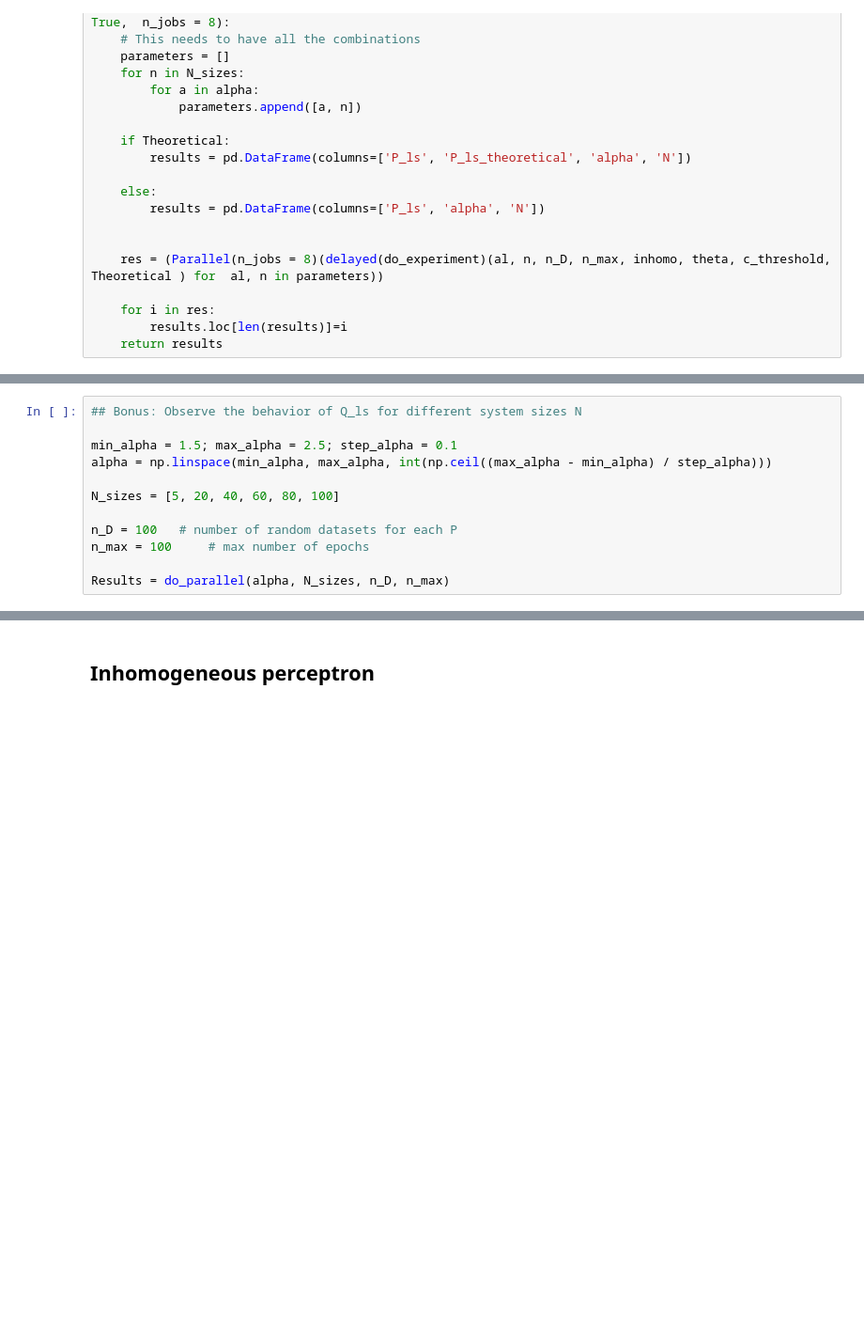
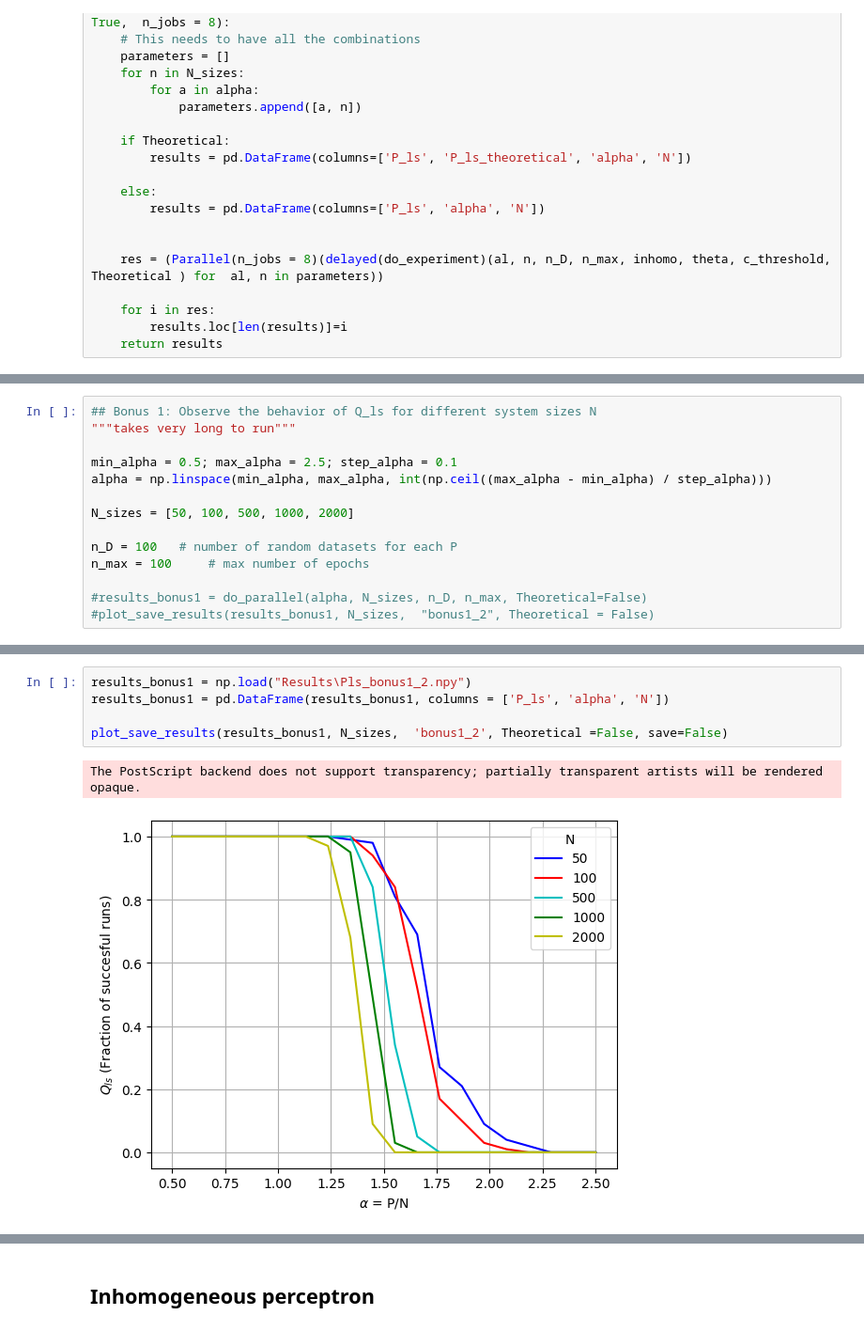
Before and after one commit to SaraIglesiasSN/A1-Perceptron-Training-NNCI-, a Jupyter notebook: A1_Perceptron_Training.ipynb, the cells around one changed output, grey strips where cells are left out. Shown at 94% size. Saved outputs shown, nothing was run; the diff lists cells and outputs as text; blank space fills up the shorter version.

```diff
--- a/A1_Perceptron_Training.ipynb
+++ b/A1_Perceptron_Training.ipynb
@@ -266,12 +209,14 @@ The PostScript backend does not support transparency; partially transparent arti
 # %%
-## Bonus: Observe the behavior of Q_ls for different system sizes N
+## Bonus 1: Observe the behavior of Q_ls for different system sizes N
+"""takes very long to run"""
 
-min_alpha = 1.5; max_alpha = 2.5; step_alpha = 0.1
+min_alpha = 0.5; max_alpha = 2.5; step_alpha = 0.1
 alpha = np.linspace(min_alpha, max_alpha, int(np.ceil((max_alpha - min_alpha) / step_alpha)))
 
-N_sizes = [5, 20, 40, 60, 80, 100]
+N_sizes = [50, 100, 500, 1000, 2000]
 
 n_D = 100   # number of random datasets for each P
 n_max = 100     # max number of epochs
 
-Results = do_parallel(alpha, N_sizes, n_D, n_max)
+#results_bonus1 = do_parallel(alpha, N_sizes, n_D, n_max, Theoretical=False)
+#plot_save_results(results_bonus1, N_sizes,  "bonus1_2", Theoretical = False)
@@ -282,0 +223,8 @@ The PostScript backend does not support transparency; partially transparent arti
+# %%
+results_bonus1 = np.load("Results\Pls_bonus1_2.npy")
+results_bonus1 = pd.DataFrame(results_bonus1, columns = ['P_ls', 'alpha', 'N'])
+
+plot_save_results(results_bonus1, N_sizes,  'bonus1_2', Theoretical =False, save=False)
+# %% [output]
+The PostScript backend does not support transparency; partially transparent artists will be rendered opaque.
+[figure, added]
```
Also changed, not shown: parts of 23 cells of this notebook, 17 other files.
